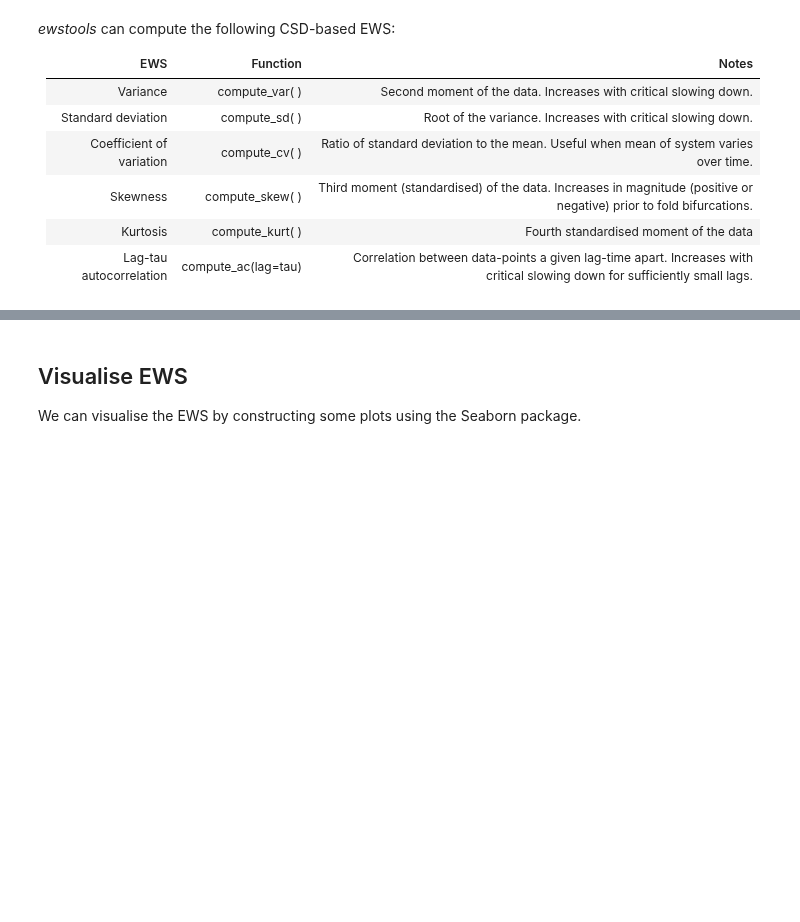
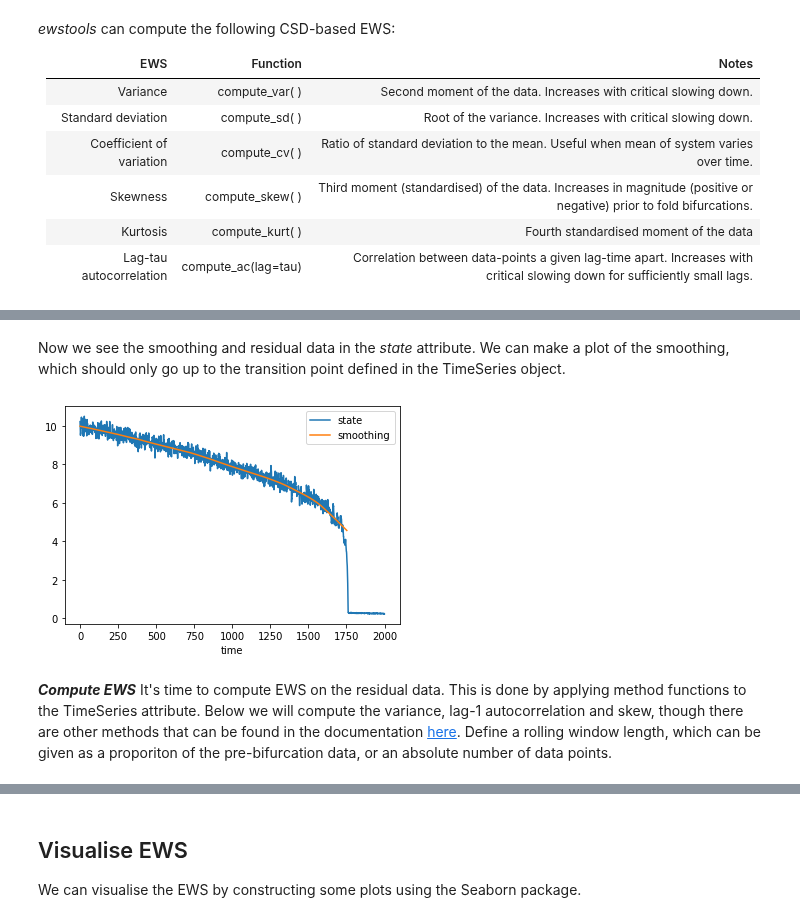
Before and after one commit to ThomasMBury/ewstools, a Jupyter notebook: demos/tutorial_1.ipynb, the cells around one changed output, grey strips where cells are left out. Cells and saved outputs as stored; diff of their text form; code cells hidden in the pictures; blank space fills up the shorter version.

Commit message:
make tutorial covering basic ews functions

```diff
--- a/demos/tutorial_1.ipynb
+++ b/demos/tutorial_1.ipynb
@@ -163,0 +108,2 @@ df_ktau
+# %%
+ts = ewstools.TimeSeries(data=series, transition=tcrit)
@@ -163,0 +137,8 @@ df_ktau
+# %% [markdown]
+Now we see the smoothing and residual data in the *state* attribute. We can make a plot of the smoothing, which should only go up to the transition point defined in the TimeSeries object.
+# %%
+ts.state[['state','smoothing']].plot();
+# %% [output]
+[figure, added]
+# %% [markdown]
+***Compute EWS*** It's time to compute EWS on the residual data. This is done by applying method functions to the TimeSeries attribute. Below we will compute the variance, lag-1 autocorrelation and skew, though there are other methods that can be found in the documentation [here](https://ewstools.readthedocs.io/en/latest/). Define a rolling window length, which can be given as a proporiton of the pre-bifurcation data, or an absolute number of data points.
```
Also changed, not shown: parts of 31 cells of this notebook, 3 other files.
